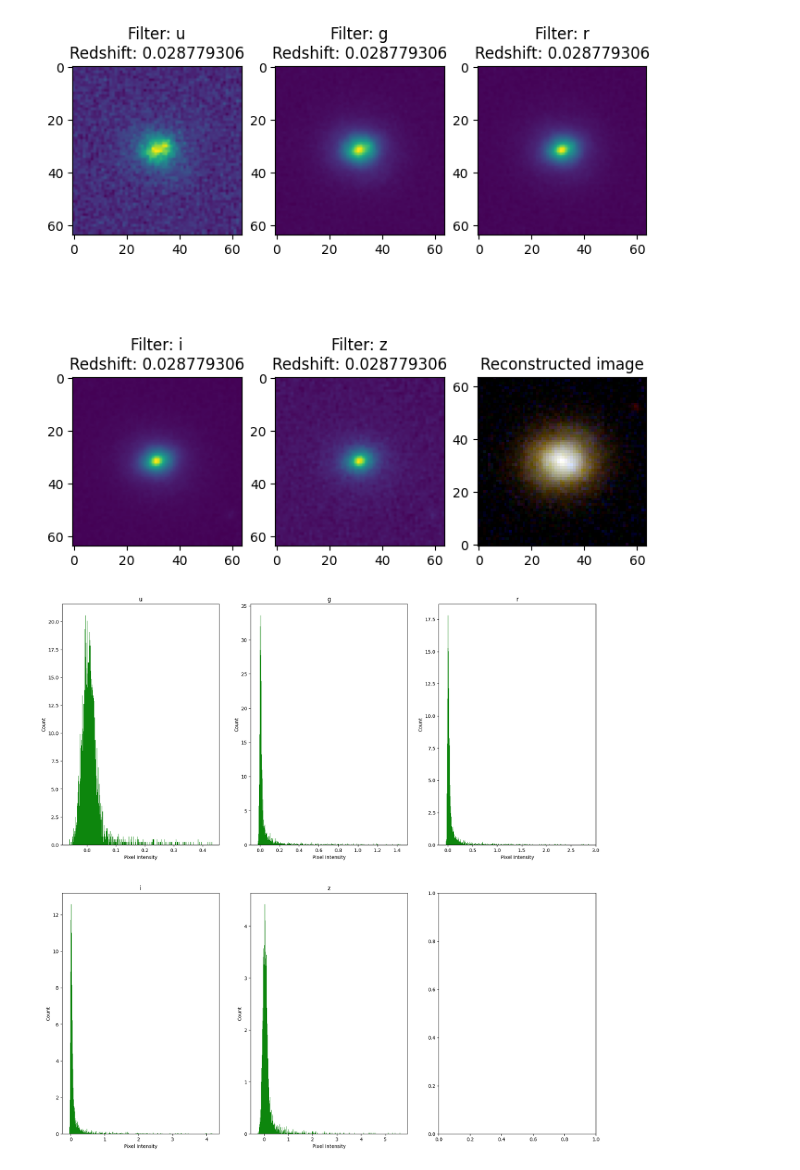
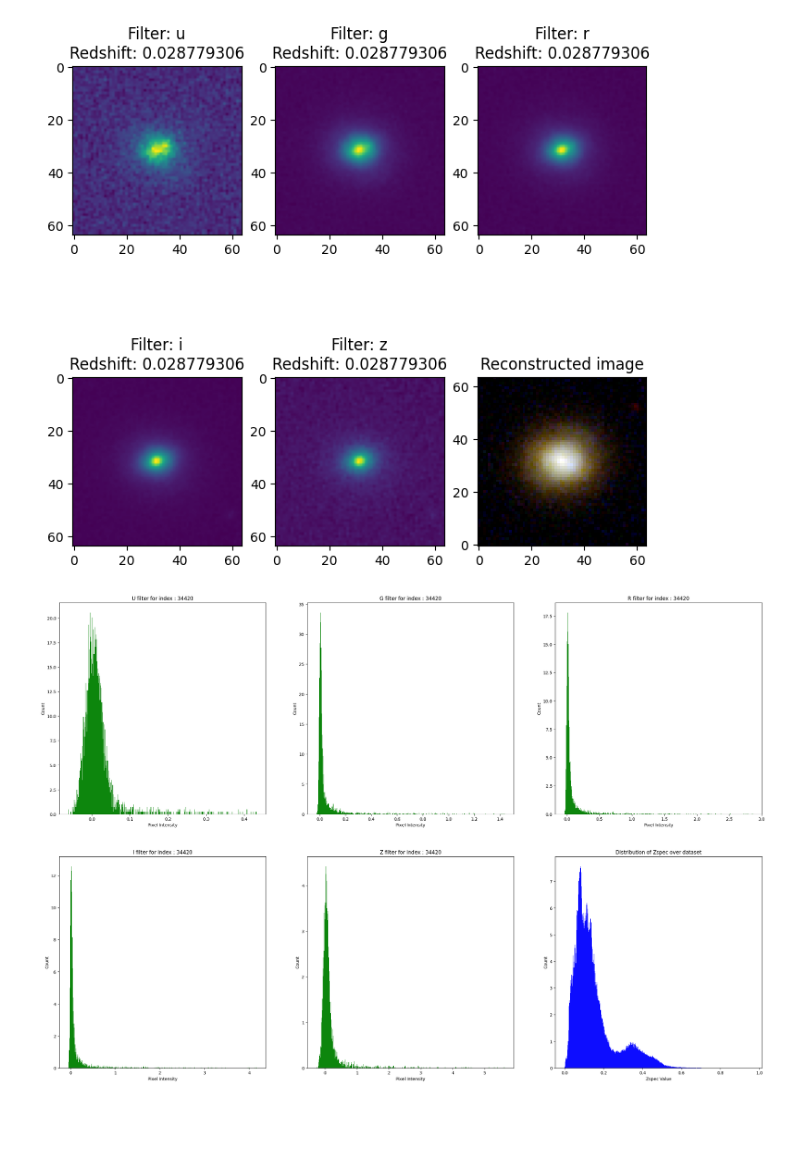
Before and after one commit to 1ArgoS1/PhotoZ, a Jupyter notebook: Data_Analysis.ipynb, the cells around one changed output. Saved outputs shown, nothing was run; the diff lists cells and outputs as text; code cells hidden in the pictures; blank space fills up the shorter version.

```diff
--- a/Data_Analysis.ipynb
+++ b/Data_Analysis.ipynb
@@ -87,19 +87,24 @@ plt.show()
 # %%
 # Plot the histogram of each filter
 
 datapt = [file[sample,:,:,j].reshape(-1) for j in range(5)]
-fig, ax = plt.subplots(nrows=2, ncols=3, figsize=(20, 20))
-filters = ['u','g','r','i','z']
+fig, ax = plt.subplots(nrows=2, ncols=3, figsize=(30, 20))
+filters = [f'{x} filter for index : {sample}' for x in ['U','G','R','I','Z']]
 for i in range(5):
     x = datapt[i]
     ax[i-i%3-2,i%3].set_title(filters[i])
     ax[i-i%3-2,i%3].set_xlabel("Pixel Intensity")
     ax[i-i%3-2,i%3].set_ylabel("Count")
     ax[i-i%3-2,i%3].hist(x, 500, density=True, facecolor='g', alpha=0.95)
 
+ax[1,2].set_title("Distribution of Zspec over dataset")
+ax[1,2].set_xlabel("Zspec Value")
+ax[1,2].set_ylabel("Count")
+ax[1,2].hist([sample[5] for sample in labels],500,density=True, facecolor='b', alpha=0.95)
+
 plt.show()
 # %% [output]
-[figure, old version]
+[figure, new version]
 # %%
 # Change the model here and load appropriate checkpoint.
 #model = A5([32,32],5,[2, 3, 5, 3, 5],[128, 128, 256, 256, 256],['T','C','T','C'])
```
Also changed, not shown: parts of 5 cells of this notebook.
